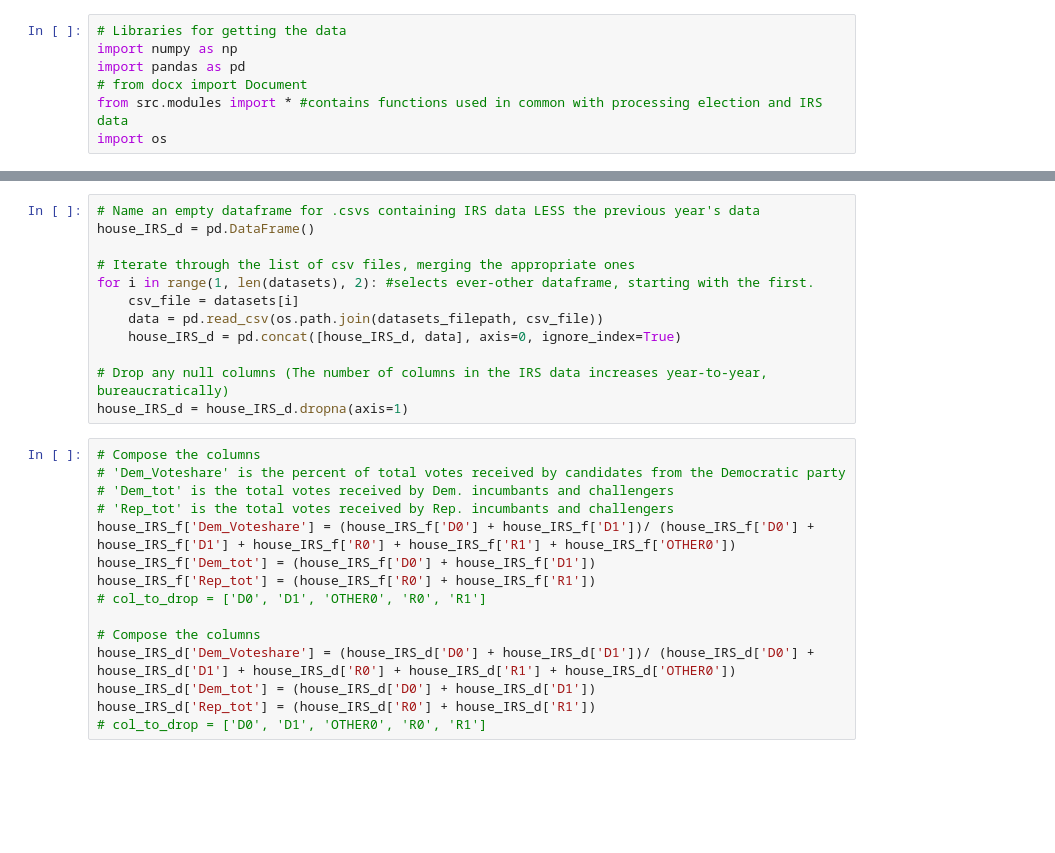
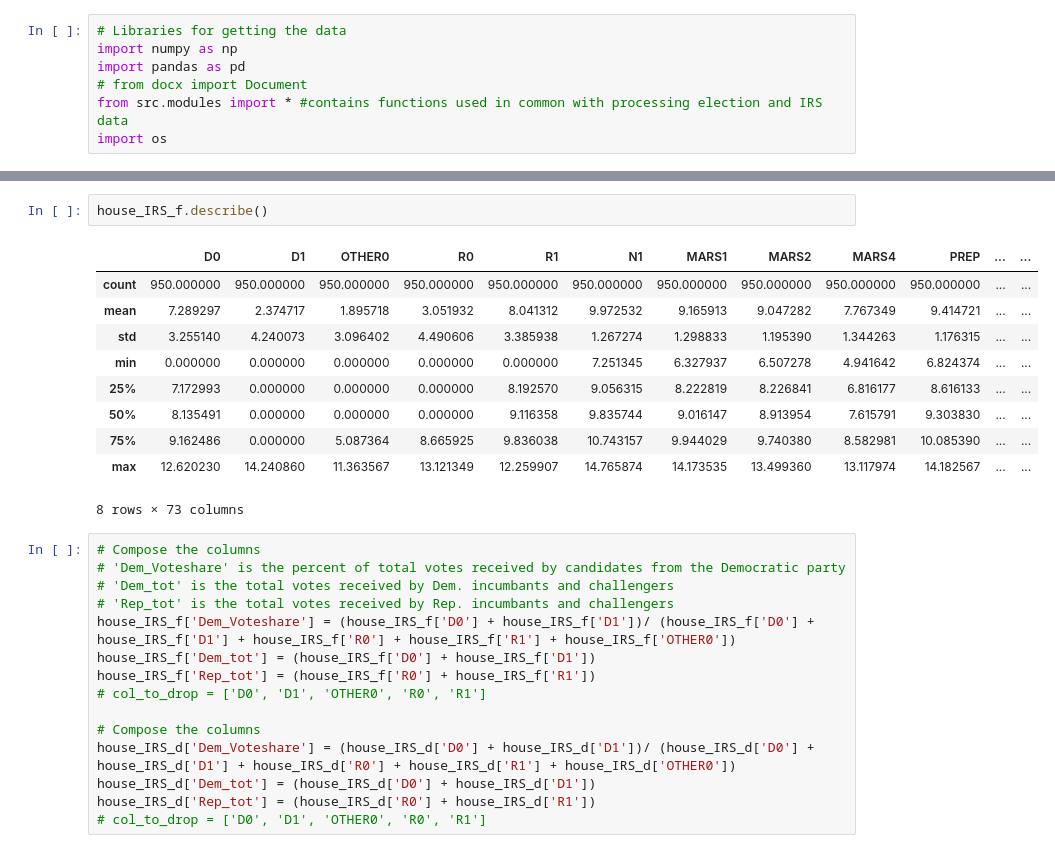
Before and after one commit to Whereiswald0/LHL-Final_Project, a Jupyter notebook: Visualizing data (with logarithm of data).ipynb, the cells around one changed output, grey strips where cells are left out. Saved outputs shown, nothing was run; the diff lists cells and outputs as text; blank space fills up the shorter version.

```diff
--- a/Visualizing data (with logarithm of data).ipynb
+++ b/Visualizing data (with logarithm of data).ipynb
@@ -28,15 +12,16 @@ house_IRS_f = house_IRS_f.dropna(axis=1)
-# %%
-# Name an empty dataframe for .csvs containing IRS data LESS the previous year's data
-house_IRS_d = pd.DataFrame()
-
-# Iterate through the list of csv files, merging the appropriate ones
-for i in range(1, len(datasets), 2): #selects ever-other dataframe, starting with the first.
-    csv_file = datasets[i]
-    data = pd.read_csv(os.path.join(datasets_filepath, csv_file))
-    house_IRS_d = pd.concat([house_IRS_d, data], axis=0, ignore_index=True)
-
-# Drop any null columns (The number of columns in the IRS data increases year-to-year, bureaucratically)
-house_IRS_d = house_IRS_d.dropna(axis=1)
+# %%
+house_IRS_f.describe()
+# %% [output]
+|  | D0 | D1 | OTHER0 | R0 | R1 | N1 | MARS1 | MARS2 | MARS4 | PREP | ... | ... |
+| count | 950.000000 | 950.000000 | 950.000000 | 950.000000 | 950.000000 | 950.000000 | 950.000000 | 950.000000 | 950.000000 | 950.000000 | ... | ... |
+| mean | 7.289297 | 2.374717 | 1.895718 | 3.051932 | 8.041312 | 9.972532 | 9.165913 | 9.047282 | 7.767349 | 9.414721 | ... | ... |
+| std | 3.255140 | 4.240073 | 3.096402 | 4.490606 | 3.385938 | 1.267274 | 1.298833 | 1.195390 | 1.344263 | 1.176315 | ... | ... |
+| min | 0.000000 | 0.000000 | 0.000000 | 0.000000 | 0.000000 | 7.251345 | 6.327937 | 6.507278 | 4.941642 | 6.824374 | ... | ... |
+| 25% | 7.172993 | 0.000000 | 0.000000 | 0.000000 | 8.192570 | 9.056315 | 8.222819 | 8.226841 | 6.816177 | 8.616133 | ... | ... |
+| 50% | 8.135491 | 0.000000 | 0.000000 | 0.000000 | 9.116358 | 9.835744 | 9.016147 | 8.913954 | 7.615791 | 9.303830 | ... | ... |
+| 75% | 9.162486 | 0.000000 | 5.087364 | 8.665925 | 9.836038 | 10.743157 | 9.944029 | 9.740380 | 8.582981 | 10.085390 | ... | ... |
+| max | 12.620230 | 14.240860 | 11.363567 | 13.121349 | 12.259907 | 14.765874 | 14.173535 | 13.499360 | 13.117974 | 14.182567 | ... | ... |
+8 rows × 73 columns
 # %%
 # Compose the columns
 # 'Dem_Voteshare' is the percent of total votes received by candidates from the Democratic party
```
Also changed, not shown: parts of 18 cells of this notebook.
